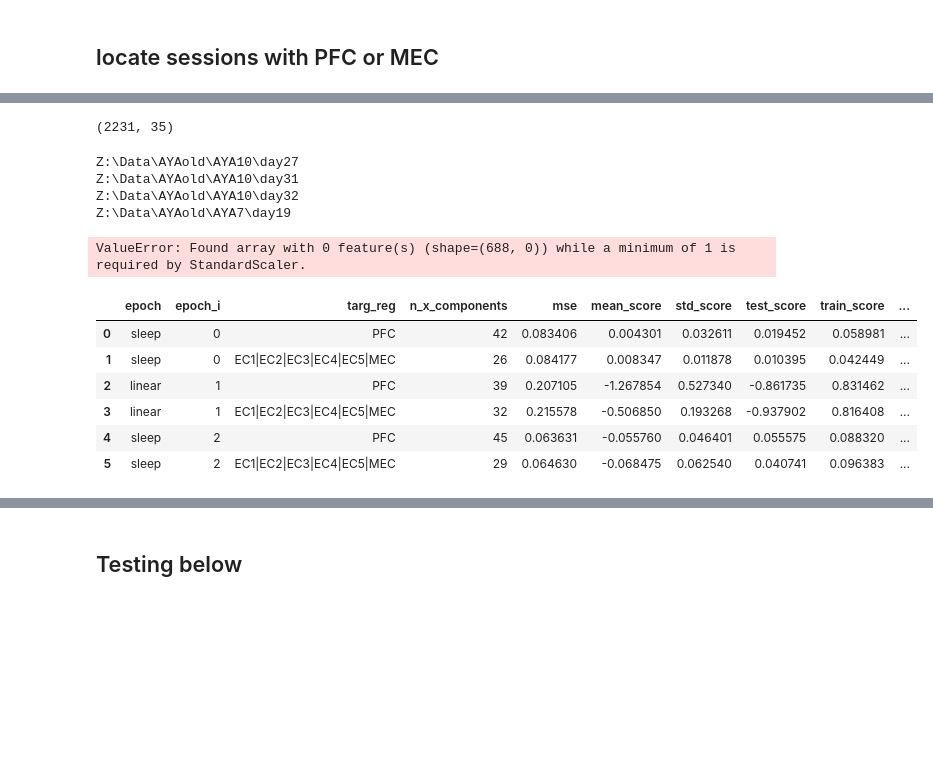
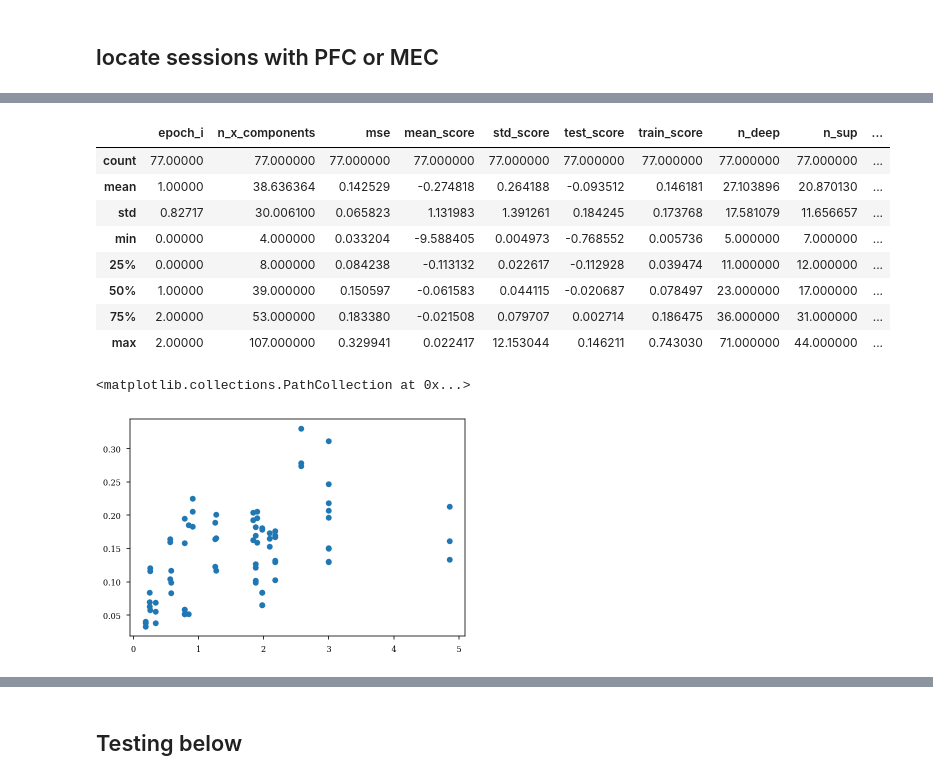
Before and after one commit to ryanharvey1/ripple_heterogeneity, a Jupyter notebook: scripts/readout/predict_downsteam.ipynb, the cells around one changed output, grey strips where cells are left out. Cells and saved outputs as stored; diff of their text form; code cells hidden in the pictures; blank space fills up the shorter version.

```diff
--- a/scripts/readout/predict_downsteam.ipynb
+++ b/scripts/readout/predict_downsteam.ipynb
@@ -59,7 +61,3 @@ df_sessions
-# %%
-X.shape
-# %% [output]
-(2231, 35)
 # %%
 save_path = (
     r"Z:\home\ryanh\projects\ripple_heterogeneity\predict_downstream_v1"
@@ -69,29 +67,30 @@ batch_analysis.run(
     df_sessions,
     save_path,
     predict_downstream.run,
-    parallel=False,
+    parallel=True,
     verbose=True,
 )
 # load results
-df_layer_bias = predict_downstream.load_results(save_path)
-# basepath = r"Z:\Data\HMC1\day13"
+results = predict_downstream.load_results(save_path)
+# basepath = r"Z:\Data\AYAold\AYA9\day14"
 
 # results = predict_downstream.run(
 #     basepath
 # )
-# %% [output]
-Z:\Data\AYAold\AYA10\day27
-Z:\Data\AYAold\AYA10\day31
-Z:\Data\AYAold\AYA10\day32
-Z:\Data\AYAold\AYA7\day19
-ValueError: Found array with 0 feature(s) (shape=(688, 0)) while a minimum of 1 is required by StandardScaler.
 # %%
-results
+results.describe()
 # %% [output]
-|  | epoch | epoch_i | targ_reg | n_x_components | mse | mean_score | std_score | test_score | train_score | ... |
-| 0 | sleep | 0 | PFC | 42 | 0.083406 | 0.004301 | 0.032611 | 0.019452 | 0.058981 | ... |
-| 1 | sleep | 0 | EC1|EC2|EC3|EC4|EC5|MEC | 26 | 0.084177 | 0.008347 | 0.011878 | 0.010395 | 0.042449 | ... |
-| 2 | linear | 1 | PFC | 39 | 0.207105 | -1.267854 | 0.527340 | -0.861735 | 0.831462 | ... |
-| 3 | linear | 1 | EC1|EC2|EC3|EC4|EC5|MEC | 32 | 0.215578 | -0.506850 | 0.193268 | -0.937902 | 0.816408 | ... |
-| 4 | sleep | 2 | PFC | 45 | 0.063631 | -0.055760 | 0.046401 | 0.055575 | 0.088320 | ... |
-| 5 | sleep | 2 | EC1|EC2|EC3|EC4|EC5|MEC | 29 | 0.064630 | -0.068475 | 0.062540 | 0.040741 | 0.096383 | ... |
+|  | epoch_i | n_x_components | mse | mean_score | std_score | test_score | train_score | n_deep | n_sup | ... |
+| count | 77.00000 | 77.000000 | 77.000000 | 77.000000 | 77.000000 | 77.000000 | 77.000000 | 77.000000 | 77.000000 | ... |
+| mean | 1.00000 | 38.636364 | 0.142529 | -0.274818 | 0.264188 | -0.093512 | 0.146181 | 27.103896 | 20.870130 | ... |
+| std | 0.82717 | 30.006100 | 0.065823 | 1.131983 | 1.391261 | 0.184245 | 0.173768 | 17.581079 | 11.656657 | ... |
+| min | 0.00000 | 4.000000 | 0.033204 | -9.588405 | 0.004973 | -0.768552 | 0.005736 | 5.000000 | 7.000000 | ... |
+| 25% | 0.00000 | 8.000000 | 0.084238 | -0.113132 | 0.022617 | -0.112928 | 0.039474 | 11.000000 | 12.000000 | ... |
+| 50% | 1.00000 | 39.000000 | 0.150597 | -0.061583 | 0.044115 | -0.020687 | 0.078497 | 23.000000 | 17.000000 | ... |
+| 75% | 2.00000 | 53.000000 | 0.183380 | -0.021508 | 0.079707 | 0.002714 | 0.186475 | 36.000000 | 31.000000 | ... |
+| max | 2.00000 | 107.000000 | 0.329941 | 0.022417 | 12.153044 | 0.146211 | 0.743030 | 71.000000 | 44.000000 | ... |
+# %%
+plt.scatter(results.n_deep / results.n_sup, results.mse)
+# %% [output]
+<matplotlib.collections.PathCollection at 0x...>
+[figure, added]
```
Also changed, not shown: parts of 8 cells of this notebook.
